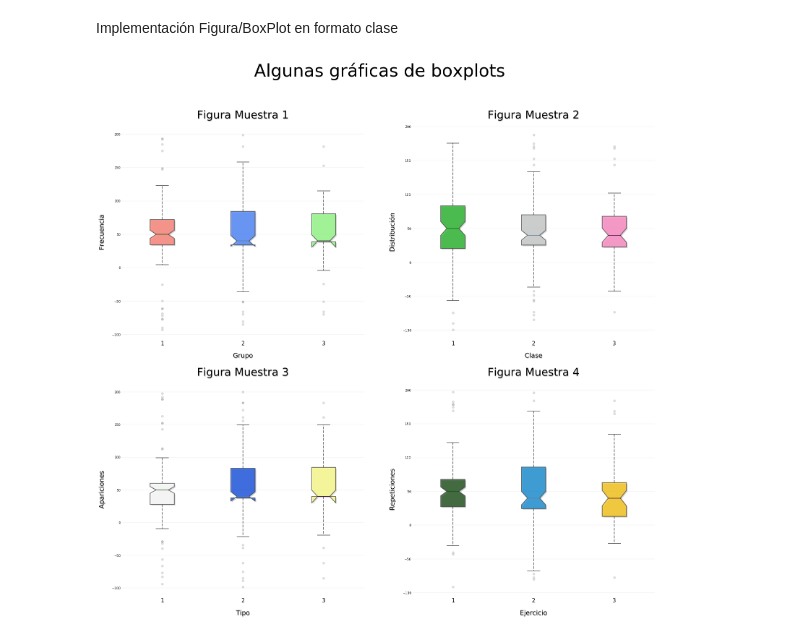
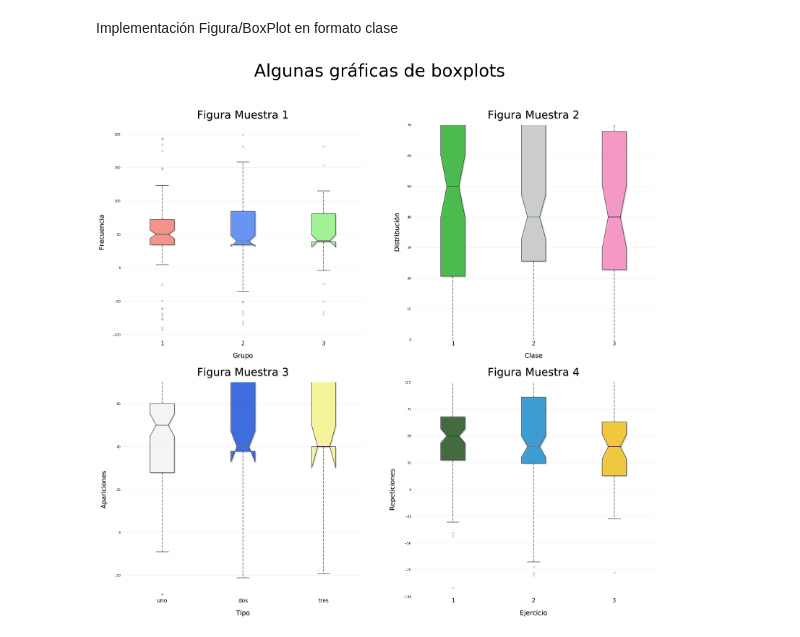
Before and after one commit to Mgczacki/VisInfo, a Jupyter notebook: Boxplot/BoxPlot_0.0.1.ipynb, the cells around one changed output. Drawn from its saved outputs; the diff is of its cells as text; code cells hidden in the pictures.

```diff
--- a/Boxplot/BoxPlot_0.0.1.ipynb
+++ b/Boxplot/BoxPlot_0.0.1.ipynb
@@ -228,12 +229,12 @@ class BoxPlot:
         for flier in bp['fliers']:
             flier.set(marker='o', color=outline_color, alpha=0.15,markerfacecolor=outline_color,
                           linestyle='none', markeredgecolor=outline_color)
-        ax.set_xticklabels(['1','2','3'])
+        ax.set_xticklabels(nombres)
         ax.tick_params(axis=u'both', which=u'both',length=0)
         ax.xaxis.set_tick_params(labelsize=scale*2.5)
         ax.yaxis.set_tick_params(labelsize=scale*1.5)
         if limit_y:
-            ax.set_ylim = limit_y
+            ax.set_ylim(limit_y)
         ax.set_title(titulo,fontsize= scale*5,path_effects=([path_effects.SimplePatchShadow(offset=text_shadow_offset,alpha=text_shadow_alpha),path_effects.Normal()] if text_shadow else []), pad=3*scale)
         ax.set_ylabel(label_y,fontsize = scale*3,path_effects=([path_effects.SimplePatchShadow(offset=text_shadow_offset,alpha=text_shadow_alpha),path_effects.Normal()] if text_shadow else []),labelpad=3*scale)
         ax.set_xlabel(label_x,fontsize = scale*3,path_effects=([path_effects.SimplePatchShadow(offset=text_shadow_offset,alpha=text_shadow_alpha),path_effects.Normal()] if text_shadow else []),labelpad=3*scale)
@@ -280,14 +280,14 @@ class Figura:
 # %%
 colores_fill_1 = ['xkcd:salmon', 'xkcd:lightish blue', 'xkcd:easter green']
 colores_fill_2 = ['xkcd:green', 'xkcd:silver', 'xkcd:pink']
 colores_fill_3 = ['xkcd:white', 'xkcd:blue', 'xkcd:pale yellow']
 colores_fill_4 = ['xkcd:hunter green', 'xkcd:cerulean', 'xkcd:goldenrod']
 colores_mediana = ['xkcd:forest','xkcd:slate blue','xkcd:deep purple']
 mifig = Figura(figuras_x=2,figuras_y=2,escala = 6,titulo='Algunas gráficas de boxplots')
 nombres = ['1','2','3']
 mifig.plot(titulo = 'Figura Muestra 1',label_x='Grupo',label_y='Frecuencia', datos = data_1, colores_fill = colores_fill_1, colores_mediana = colores_mediana, nombres = nombres,limit_y = None)
 mifig.plot(titulo = 'Figura Muestra 2',label_x='Clase',label_y='Distribución', datos = data_2, colores_fill = colores_fill_2, colores_mediana = colores_mediana, nombres = nombres,pos_x = 1, pos_y = 0,limit_y=[0,70])
-mifig.plot(titulo = 'Figura Muestra 3',label_x='Tipo',label_y='Apariciones', datos = data_3, colores_fill = colores_fill_3, colores_mediana = colores_mediana, nombres = nombres,pos_x = 0, pos_y = 1,limit_y=[-30,10])
+mifig.plot(titulo = 'Figura Muestra 3',label_x='Tipo',label_y='Apariciones', datos = data_3, colores_fill = colores_fill_3, colores_mediana = colores_mediana, nombres = ['uno','dos','tres'],pos_x = 0, pos_y = 1,limit_y=[-30,70])
 mifig.plot(titulo = 'Figura Muestra 4',label_x='Ejercicio',label_y='Repeticiones', datos = data_4, colores_fill = colores_fill_4, colores_mediana = colores_mediana, nombres = nombres,pos_x = 1, pos_y = 1,limit_y=[-100,100])
 # %% [output]
-[figure, old version]
+[figure, new version]
```
Also changed, not shown: parts of 2 cells of this notebook.
